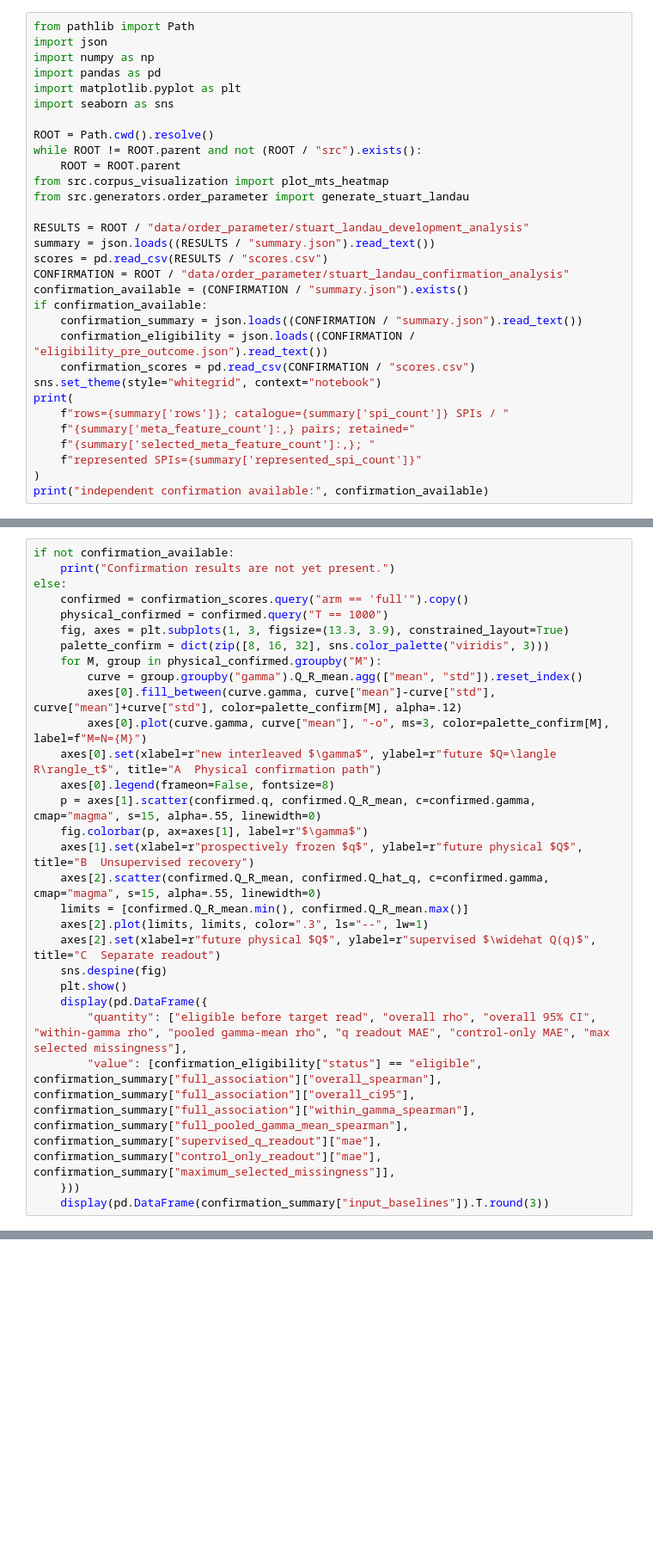
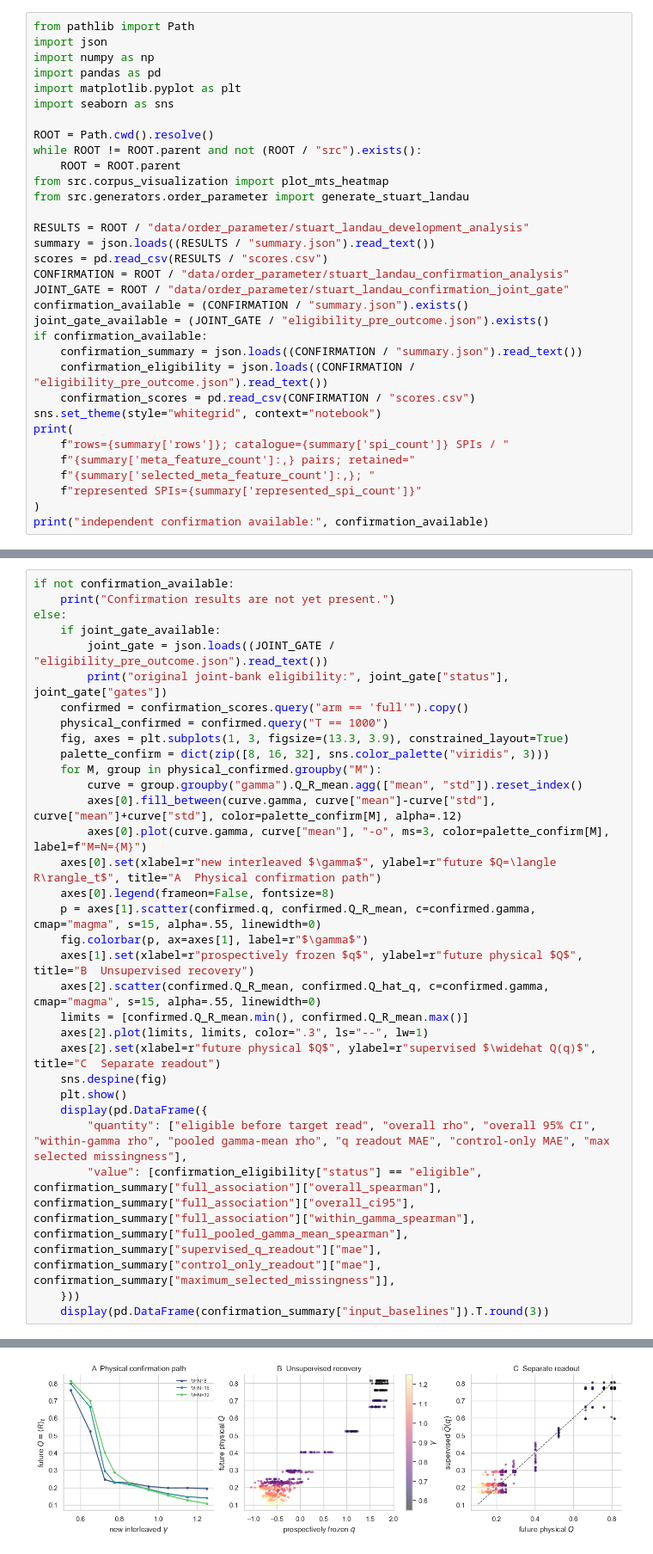
Before and after one commit to willedibam/mts-spi-study-cluster, a Jupyter notebook: notebooks/inference/stuart-landau-order-coordinate.ipynb, the cells around one changed output, grey strips where cells are left out. Shown at 86% size. Saved outputs shown, nothing was run; the diff lists cells and outputs as text; blank space fills up the shorter version.

Commit message:
Record Stuart-Landau confirmation gate and result

```diff
--- a/notebooks/inference/stuart-landau-order-coordinate.ipynb
+++ b/notebooks/inference/stuart-landau-order-coordinate.ipynb
@@ -27,7 +27,9 @@ RESULTS = ROOT / "data/order_parameter/stuart_landau_development_analysis"
 summary = json.loads((RESULTS / "summary.json").read_text())
 scores = pd.read_csv(RESULTS / "scores.csv")
 CONFIRMATION = ROOT / "data/order_parameter/stuart_landau_confirmation_analysis"
+JOINT_GATE = ROOT / "data/order_parameter/stuart_landau_confirmation_joint_gate"
 confirmation_available = (CONFIRMATION / "summary.json").exists()
+joint_gate_available = (JOINT_GATE / "eligibility_pre_outcome.json").exists()
 if confirmation_available:
     confirmation_summary = json.loads((CONFIRMATION / "summary.json").read_text())
     confirmation_eligibility = json.loads((CONFIRMATION / "eligibility_pre_outcome.json").read_text())
@@ -72,6 +79,9 @@ The confirmation bank uses eight new seeds and nine interleaved $\gamma$ values.
 if not confirmation_available:
     print("Confirmation results are not yet present.")
 else:
+    if joint_gate_available:
+        joint_gate = json.loads((JOINT_GATE / "eligibility_pre_outcome.json").read_text())
+        print("original joint-bank eligibility:", joint_gate["status"], joint_gate["gates"])
     confirmed = confirmation_scores.query("arm == 'full'").copy()
     physical_confirmed = confirmed.query("T == 1000")
     fig, axes = plt.subplots(1, 3, figsize=(13.3, 3.9), constrained_layout=True)
@@ -96,3 +106,4 @@ else:
         "value": [confirmation_eligibility["status"] == "eligible", confirmation_summary["full_association"]["overall_spearman"], confirmation_summary["full_association"]["overall_ci95"], confirmation_summary["full_association"]["within_gamma_spearman"], confirmation_summary["full_pooled_gamma_mean_spearman"], confirmation_summary["supervised_q_readout"]["mae"], confirmation_summary["control_only_readout"]["mae"], confirmation_summary["maximum_selected_missingness"]],
     }))
     display(pd.DataFrame(confirmation_summary["input_baselines"]).T.round(3))
+# %% [output]
@@ -98,0 +111 @@ else:
+[figure, added]
```
Also changed, not shown: parts of 8 cells of this notebook, 6 other files.
